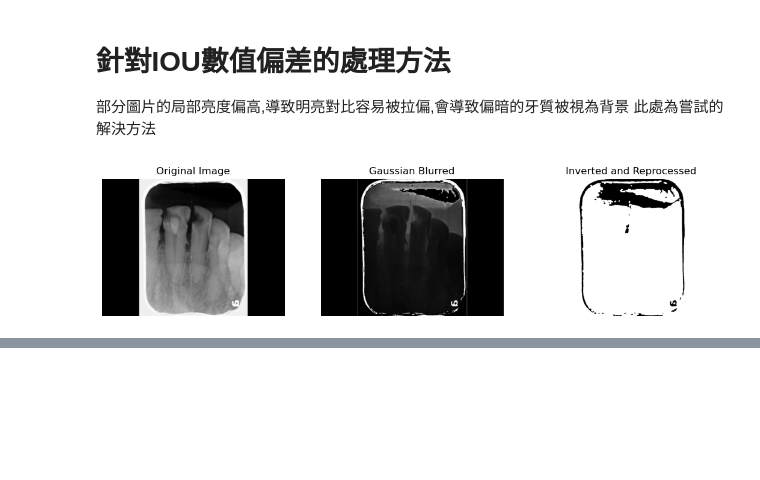
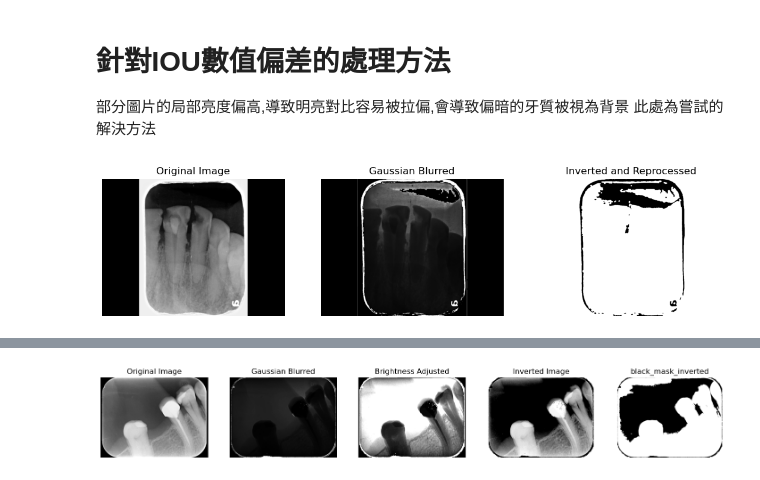
Before and after one commit to smartsurgerytek/dentistry-inference-fastapi, a Jupyter notebook: notebooks/postprocessing_backgound_mask.ipynb, the cells around one changed output, grey strips where cells are left out. Saved outputs shown, nothing was run; the diff lists cells and outputs as text; code cells hidden in the pictures; blank space fills up the shorter version.

Commit message:
docs: update iou mask processing parameters

```diff
--- a/notebooks/postprocessing_backgound_mask.ipynb
+++ b/notebooks/postprocessing_backgound_mask.ipynb
@@ -921,3 +923,86 @@ if __name__ == '__main__':
+# %%
+import cv2
+import numpy as np
+import matplotlib.pyplot as plt
+import os
+
+def adjust_gamma(image, gamma=1.0):
+    """ 調整圖像gamma值 """
+    inv_gamma = 1.0 / gamma
+    table = np.array([(i / 255.0) ** inv_gamma * 255 for i in np.arange(0, 256)]).astype("uint8")
+    return cv2.LUT(image, table)
+
+def adjust_brightness(image, beta=50):
+    """ 調整圖像亮度 """
+    return cv2.convertScaleAbs(image, alpha=1, beta=beta)
+
+def main():
+    # 圖像路徑
+    image_dir = r"C:\Users\SSTek\repo\Dentistry-Inference-PeriodontalDisease\inference"
+    image_file = "caries-1.100917-19-1241_1_2021102709.png"
+    image_path = os.path.join(image_dir, image_file)
+
+    # gamma調整 提高暗處對比
+    image = cv2.imread(image_path, cv2.IMREAD_GRAYSCALE)
+    gamma_adjusted_image = adjust_gamma(image, gamma=-10)  # gamma值為-10，強化灰階對比度
+
+    # 高斯模糊
+    blurred_image = cv2.GaussianBlur(gamma_adjusted_image, (5, 5), 0)  # 高斯模糊，核大小5x5
+
+    # 亮度調整
+    brightness_adjusted_image = adjust_brightness(blurred_image, beta=230)  # 透過亮度調整可以使成像更加明顯的定義背景
+
+    # 圖像反轉
+    inverted_image = cv2.bitwise_not(brightness_adjusted_image)
+
+    # 提取黑色區域
+    _, black_mask = cv2.threshold(inverted_image, 1, 255, cv2.THRESH_BINARY_INV)
+    # 黑白轉換
+    black_mask_inverted = cv2.bitwise_not(black_mask)
+    # 形態學
+    kernel = cv2.getStructuringElement(cv2.MORPH_ELLIPSE, (5, 5))
+    eroded = cv2.erode(black_mask_inverted, kernel, iterations=1)  # 侵蝕
+    dilated = cv2.dilate(eroded, kernel, iterations=2)     # 膨脹
+    # 顯示處理結果
+    plt.figure(figsize=(18, 6))
+
+    plt.subplot(1, 5, 1)
+    plt.imshow(image, cmap='gray')
+    plt.title('Original Image')
+    plt.axis('off')
+
+    plt.subplot(1, 5, 2)
+    plt.imshow(blurred_image, cmap='gray')
+    plt.title('Gaussian Blurred')
+    plt.axis('off')
+
+    plt.subplot(1, 5, 3)
+    plt.imshow(brightness_adjusted_image, cmap='gray')
+    plt.title('Brightness Adjusted')
+    plt.axis('off')
+
+    plt.subplot(1, 5, 4)
+    plt.imshow(inverted_image, cmap='gray')
+    plt.title('Inverted Image')
+    plt.axis('off')
+
+    plt.subplot(1, 5, 5)
+    plt.imshow(dilated, cmap='gray')
+    plt.title('black_mask_inverted')
+    plt.axis('off')
+
+    plt.show()
+
+    # 保存處理後的圖像
+    output_dir = image_dir + '/try'
+    os.makedirs(output_dir, exist_ok=True)
+
+    cv2.imwrite(os.path.join(output_dir, 'caries-1.100917-19-1241_1_2021102709.png'),dilated)
+
+if __name__ == '__main__':
+    main()
+# %% [output]
+[figure, added]
 # %%
 import cv2
 import numpy as np
```
Also changed, not shown: parts of 2 cells of this notebook.
